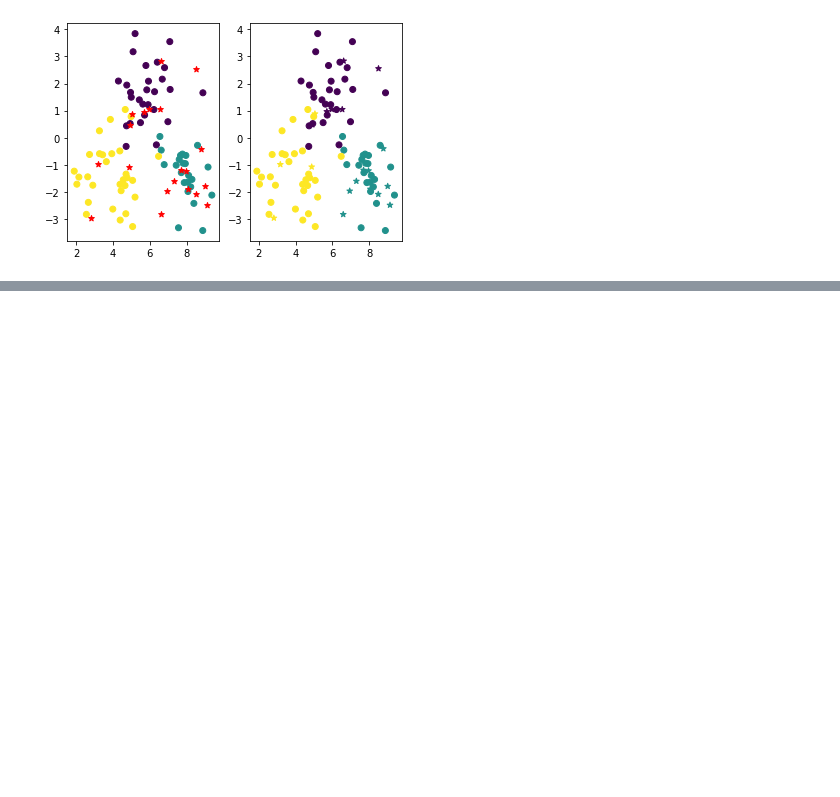
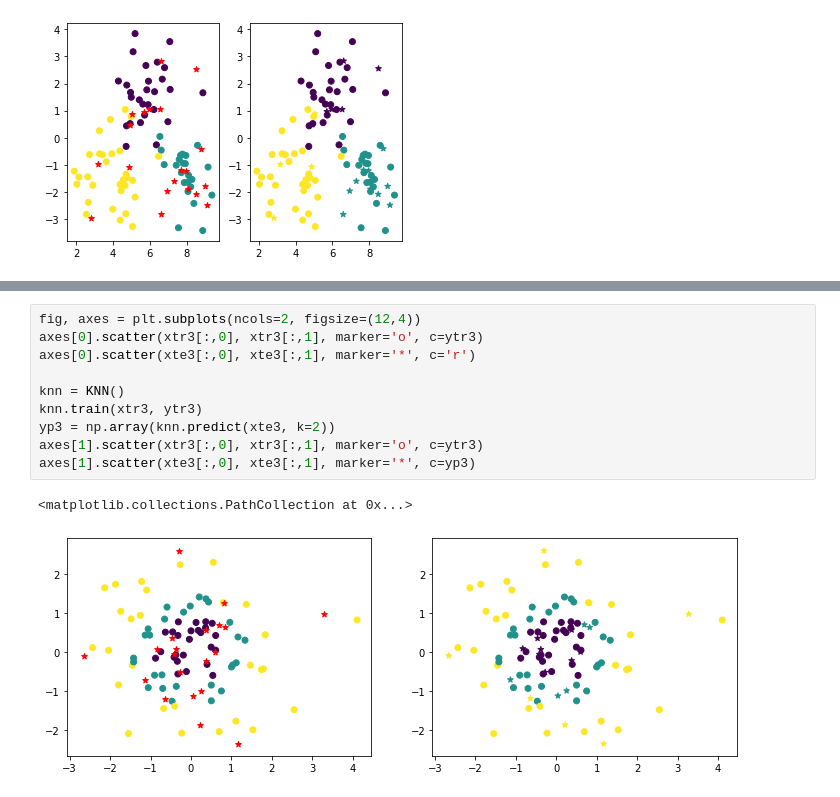
Before and after one commit to KPEdit/ML, a Jupyter notebook: ML/knn/knn_l1.ipynb, the cells around one changed output, grey strips where cells are left out. Saved outputs shown, nothing was run; the diff lists cells and outputs as text; blank space fills up the shorter version.

```diff
--- a/ML/knn/knn_l1.ipynb
+++ b/ML/knn/knn_l1.ipynb
@@ -172,0 +188,13 @@ axes[1].scatter(xte[:,0], xte[:,1], marker='*', c=yp)
+# %%
+fig, axes = plt.subplots(ncols=2, figsize=(12,4))
+axes[0].scatter(xtr3[:,0], xtr3[:,1], marker='o', c=ytr3)
+axes[0].scatter(xte3[:,0], xte3[:,1], marker='*', c='r')
+
+knn = KNN()
+knn.train(xtr3, ytr3)
+yp3 = np.array(knn.predict(xte3, k=2))
+axes[1].scatter(xtr3[:,0], xtr3[:,1], marker='o', c=ytr3)
+axes[1].scatter(xte3[:,0], xte3[:,1], marker='*', c=yp3)
+# %% [output]
+<matplotlib.collections.PathCollection at 0x...>
+[figure, added]
```
Also changed, not shown: parts of 3 cells of this notebook, 1 other file.
